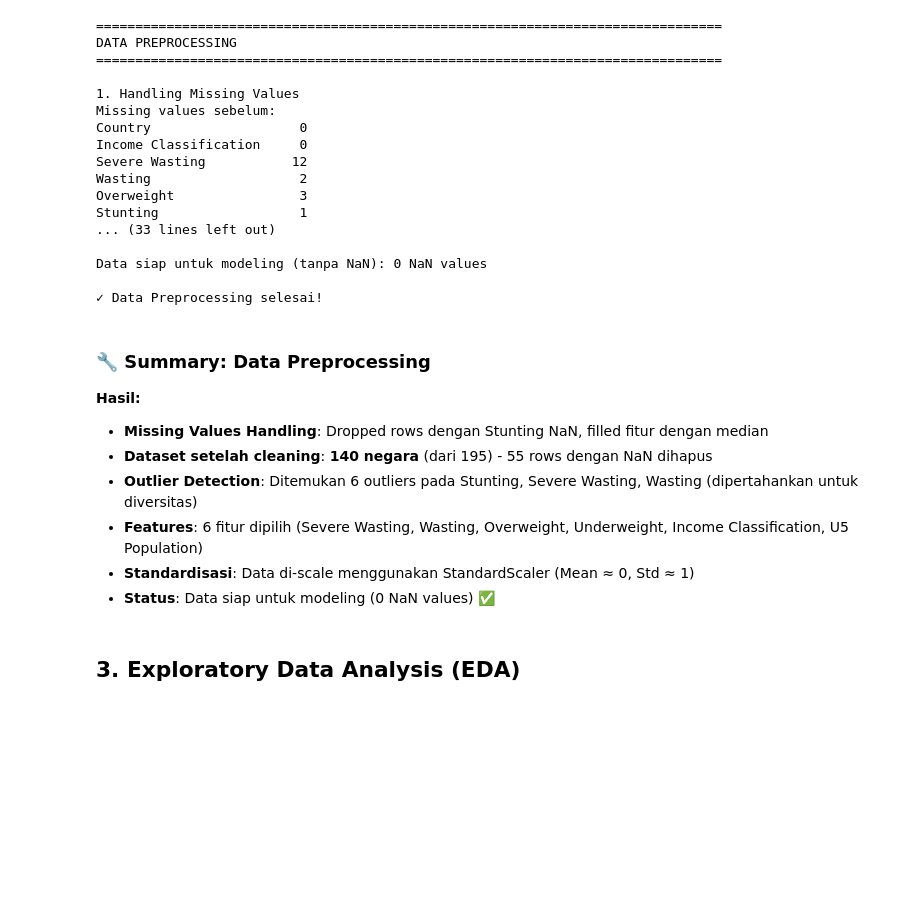
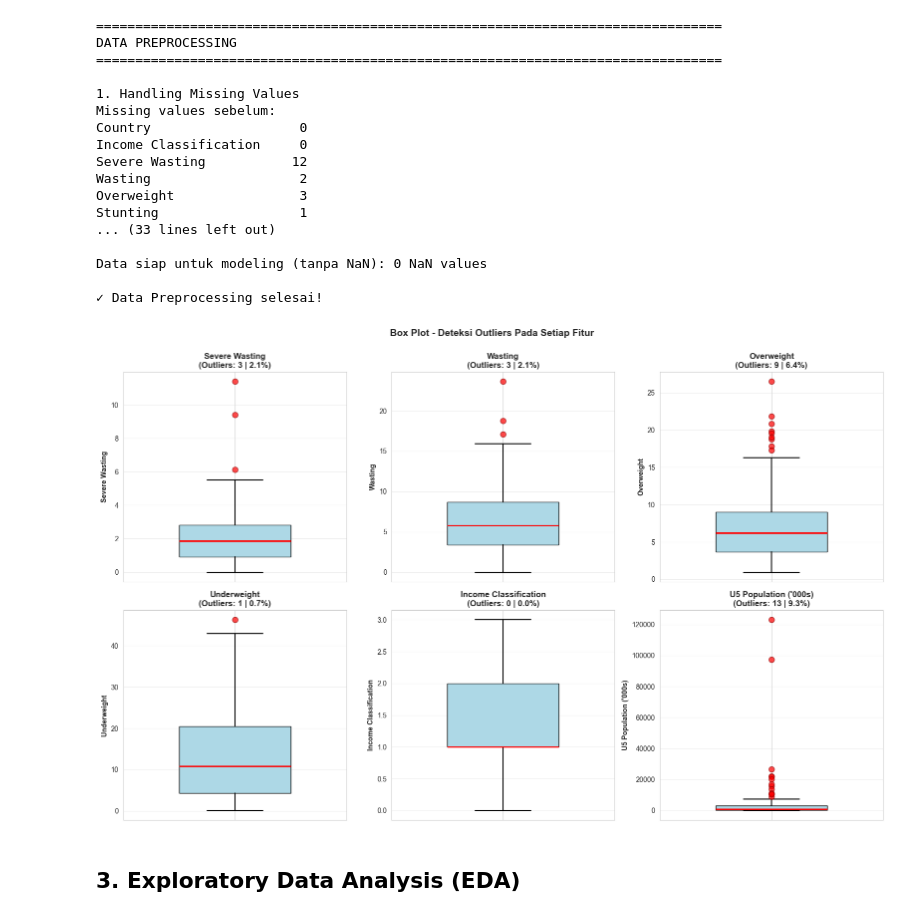
Before and after one commit to rafiufajar/uts-machine-learning, a Jupyter notebook: rafiufajar.ipynb, the cells around one changed output. Saved outputs shown, nothing was run; the diff lists cells and outputs as text; code cells hidden in the pictures; blank space fills up the shorter version.

```diff
--- a/rafiufajar.ipynb
+++ b/rafiufajar.ipynb
@@ -179,14 +138,47 @@ Stunting                  1
 Data siap untuk modeling (tanpa NaN): 0 NaN values
 
 ✓ Data Preprocessing selesai!
-# %% [markdown]
-### 🔧 Summary: Data Preprocessing
-**Hasil:**
-- **Missing Values Handling**: Dropped rows dengan Stunting NaN, filled fitur dengan median
-- **Dataset setelah cleaning**: **140 negara** (dari 195) - 55 rows dengan NaN dihapus
-- **Outlier Detection**: Ditemukan 6 outliers pada Stunting, Severe Wasting, Wasting (dipertahankan untuk diversitas)
-- **Features**: 6 fitur dipilih (Severe Wasting, Wasting, Overweight, Underweight, Income Classification, U5 Population)
-- **Standardisasi**: Data di-scale menggunakan StandardScaler (Mean ≈ 0, Std ≈ 1)
-- **Status**: Data siap untuk modeling (0 NaN values) ✅
+# %%
+# OUTLIER VISUALIZATION
+# Function untuk detect outliers
+def detect_outliers_iqr(data, column):
+    Q1 = data[column].quantile(0.25)
+    Q3 = data[column].quantile(0.75)
+    IQR = Q3 - Q1
+    lower_bound = Q1 - 1.5 * IQR
+    upper_bound = Q3 + 1.5 * IQR
+    return (data[column] < lower_bound) | (data[column] > upper_bound)
+
+# BOX PLOT untuk mendeteksi outliers
+fig, axes = plt.subplots(2, 3, figsize=(16, 10))
+axes = axes.flatten()
+fig.suptitle('Box Plot - Deteksi Outliers Pada Setiap Fitur', fontsize=14, fontweight='bold', y=1.00)
+
+for idx, col in enumerate(X.columns):
+    ax = axes[idx]
+
+    # Create box plot
+    bp = ax.boxplot(X[col], vert=True, patch_artist=True, widths=0.5,
+                    boxprops=dict(facecolor='lightblue', color='black'),
+                    medianprops=dict(color='red', linewidth=2),
+                    whiskerprops=dict(color='black', linewidth=1.5),
+                    capprops=dict(color='black', linewidth=1.5),
+                    flierprops=dict(marker='o', markerfacecolor='red', markersize=8,
+                                  markeredgecolor='darkred', alpha=0.7))
+
+    # Count outliers
+    outliers = detect_outliers_iqr(X, col)
+    outlier_count = outliers.sum()
+    outlier_percent = (outlier_count / len(X)) * 100
+
+    ax.set_ylabel(col, fontweight='bold')
+    ax.set_title(f'{col}\n(Outliers: {outlier_count} | {outlier_percent:.1f}%)', fontweight='bold')
+    ax.grid(True, alpha=0.3, axis='y')
+    ax.set_xticklabels([])
+
+plt.tight_layout()
+plt.show()
+# %% [output]
+[figure, added]
 # %% [markdown]
 ## 3. Exploratory Data Analysis (EDA)
```
Also changed, not shown: parts of 22 cells of this notebook.
